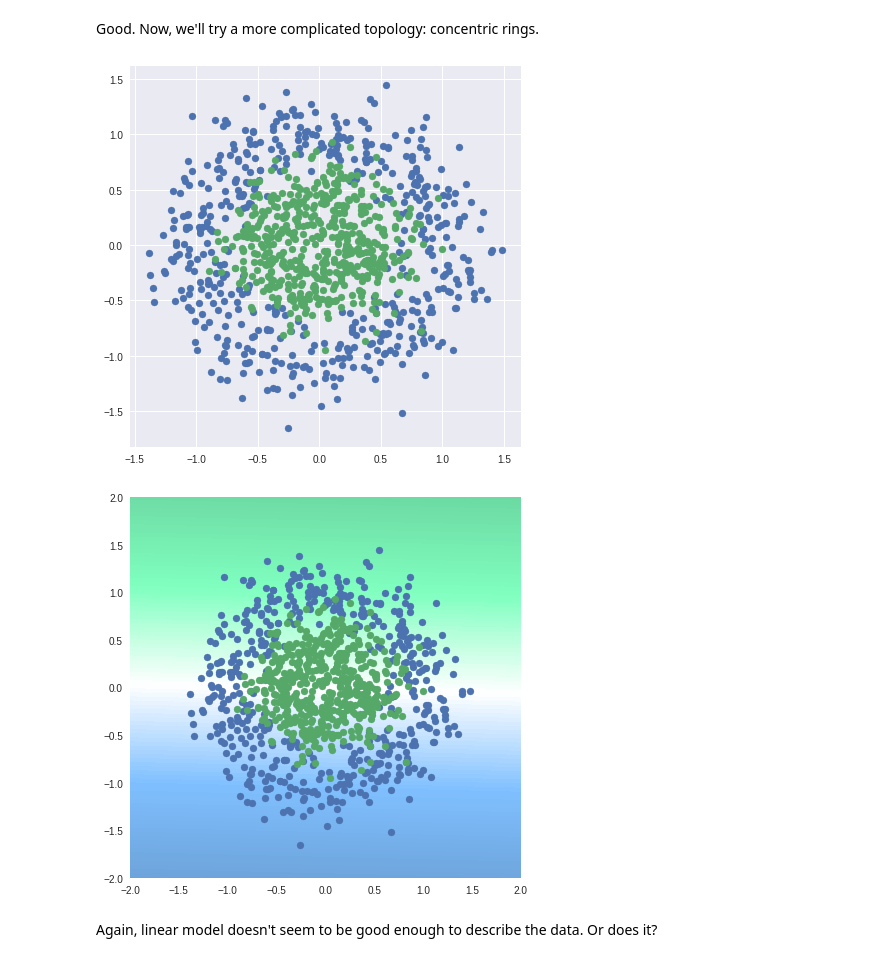
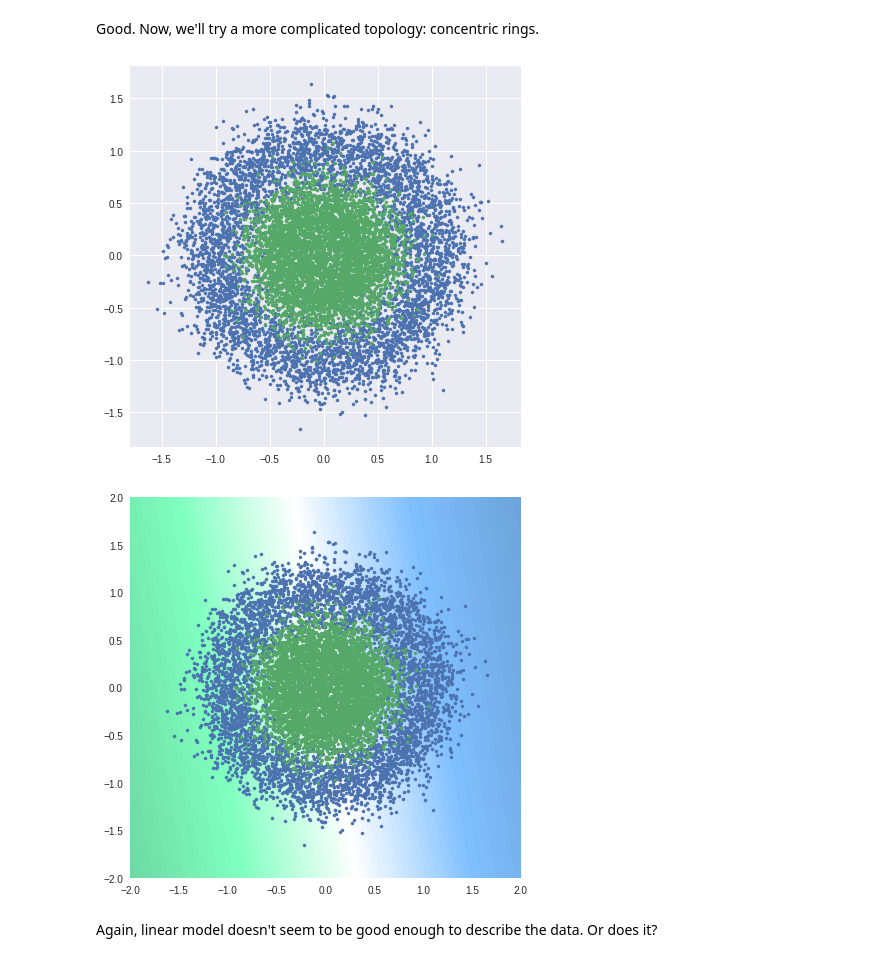
Before and after one commit to SiLiKhon/HEPStatsSeminar, a Jupyter notebook: seminar2/LinearModels_ToyData.ipynb, the cells around one changed output. Cells and saved outputs as stored; diff of their text form; code cells hidden in the pictures.

```diff
--- a/seminar2/LinearModels_ToyData.ipynb
+++ b/seminar2/LinearModels_ToyData.ipynb
@@ -337,24 +337,24 @@ Good. Now, we'll try a more complicated topology: concentric rings.
 # %%
 from sklearn import datasets
 # %%
-X, y = datasets.make_circles(n_samples=1024, shuffle=True, noise=0.2, factor=0.4)
+X, y = datasets.make_circles(n_samples=10000, shuffle=True, noise=0.2, factor=0.4)
 plt.figure(figsize=(7, 7))
-plt.scatter(*X[y==0].T);
-plt.scatter(*X[y==1].T);
+plt.scatter(*X[y==0].T, s=10);
+plt.scatter(*X[y==1].T, s=10);
 # %% [output]
-[figure, old version]
+[figure, new version]
 # %%
 model = linear_model.LogisticRegression()
 model.fit(X, y)
 
 plt.figure(figsize=(7,7))
 visualize_model(model,
                 np.linspace(-2., 2., 100),
                 np.linspace(-2., 2., 100));
-plt.scatter(*X[y==0].T);
-plt.scatter(*X[y==1].T);
+plt.scatter(*X[y==0].T, s=10);
+plt.scatter(*X[y==1].T, s=10);
 # %% [output]
-[figure, old version]
+[figure, new version]
 # %% [markdown]
 Again, linear model doesn't seem to be good enough to describe the data. Or does it?
 # %%
```
Also changed, not shown: parts of 4 cells of this notebook.
